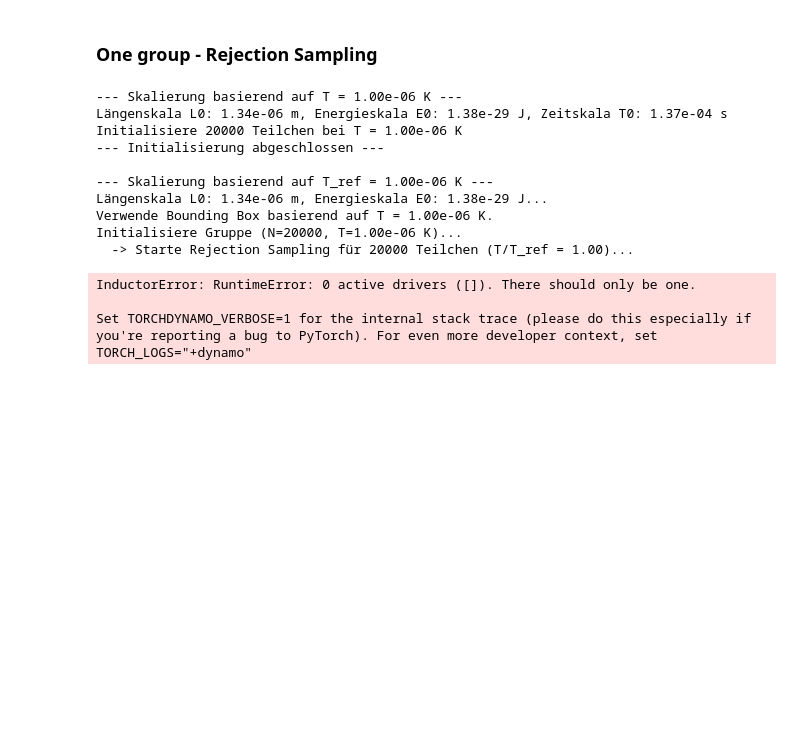
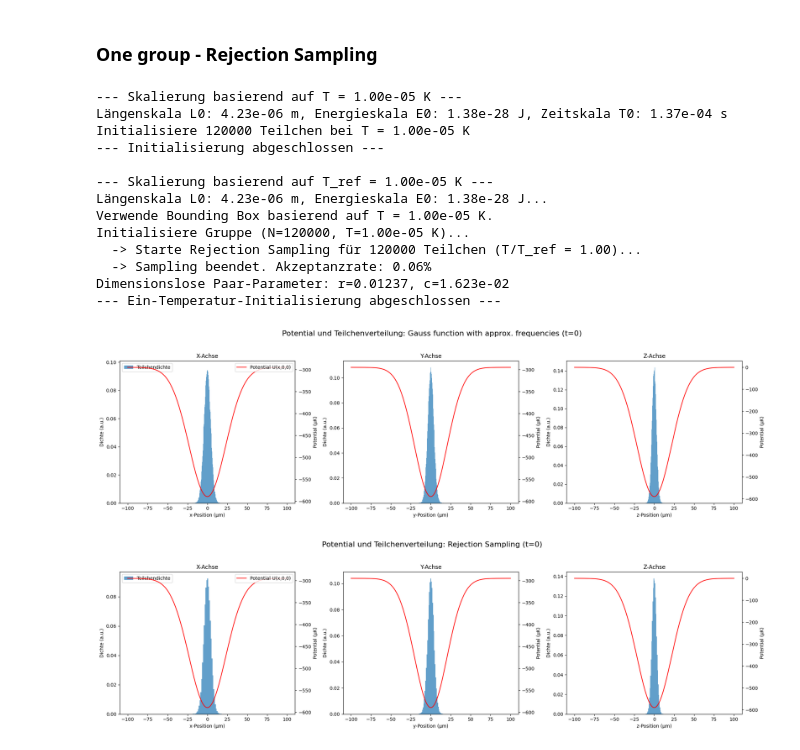
Before and after one commit to christpaul94/MD1912, a Jupyter notebook: MolecularDynamics/TrappedAtomsSimulation_RejectionSampling.ipynb, the cells around one changed output. Cells and saved outputs as stored; diff of their text form; code cells hidden in the pictures; blank space fills up the shorter version.

```diff
--- a/MolecularDynamics/TrappedAtomsSimulation_RejectionSampling.ipynb
+++ b/MolecularDynamics/TrappedAtomsSimulation_RejectionSampling.ipynb
@@ -104,8 +123,8 @@ print(f"  f_mean: {trap_frequencies['freq_mean_hz']:.0f} Hz")
 # %% [markdown]
 ### One group - Rejection Sampling
 # %%
-N_PARTICLES = 20000
-TEMPERATURE_K = 1e-6
+N_PARTICLES = 120000
+TEMPERATURE_K = 10e-6
 SIMULATION_TIME_S = 0.001      ### hier eigentlich unnötig, da nur Initialisierung getestet wird
 TIMESTEP_S = 1e-5
 SUBSTEPS = 5
@@ -157,41 +176,43 @@ sim_init_params_rejection_sampling = prepare_one_temp_simulation_rejection(
     omega_phys_hz=TRAP_FREQUENCIES_HZ,
     t_end_s=SIMULATION_TIME_S,
     dt_s=TIMESTEP_S,
     r0_phys=r0_phys,
     C_phys=C_phys,
     trap_force_func=calculate_crossed_beam_dipole_potential,
     trap_params=trap_params_extended,
     precision=torch.float32,
     device=device
 )
 
 
 
 plot_potential_and_distribution_by_axis(
         positions=sim_init_params['q0'],
         trap_force_func=calculate_crossed_beam_dipole_potential,
         trap_params=trap_params_extended,
         title_suffix="Gauss function with approx. frequencies (t=0)",
         bins=100
     )
 plot_potential_and_distribution_by_axis(
         positions=sim_init_params_rejection_sampling['q0'],
         trap_force_func=calculate_crossed_beam_dipole_potential,
         trap_params=trap_params_extended,
         title_suffix="Rejection Sampling (t=0)",
         bins=100
     )
 # %% [output]
---- Skalierung basierend auf T = 1.00e-06 K ---
-Längenskala L0: 1.34e-06 m, Energieskala E0: 1.38e-29 J, Zeitskala T0: 1.37e-04 s
-Initialisiere 20000 Teilchen bei T = 1.00e-06 K
+--- Skalierung basierend auf T = 1.00e-05 K ---
+Längenskala L0: 4.23e-06 m, Energieskala E0: 1.38e-28 J, Zeitskala T0: 1.37e-04 s
+Initialisiere 120000 Teilchen bei T = 1.00e-05 K
 --- Initialisierung abgeschlossen ---
 
---- Skalierung basierend auf T_ref = 1.00e-06 K ---
-Längenskala L0: 1.34e-06 m, Energieskala E0: 1.38e-29 J...
-Verwende Bounding Box basierend auf T = 1.00e-06 K.
-Initialisiere Gruppe (N=20000, T=1.00e-06 K)...
-  -> Starte Rejection Sampling für 20000 Teilchen (T/T_ref = 1.00)...
+--- Skalierung basierend auf T_ref = 1.00e-05 K ---
+Längenskala L0: 4.23e-06 m, Energieskala E0: 1.38e-28 J...
+Verwende Bounding Box basierend auf T = 1.00e-05 K.
+Initialisiere Gruppe (N=120000, T=1.00e-05 K)...
+  -> Starte Rejection Sampling für 120000 Teilchen (T/T_ref = 1.00)...
+  -> Sampling beendet. Akzeptanzrate: 0.06%
+Dimensionslose Paar-Parameter: r=0.01237, c=1.623e-02
+--- Ein-Temperatur-Initialisierung abgeschlossen ---
-InductorError: RuntimeError: 0 active drivers ([]). There should only be one.
-
-Set TORCHDYNAMO_VERBOSE=1 for the internal stack trace (please do this especially if you're reporting a bug to PyTorch). For even more developer context, set TORCH_LOGS="+dynamo"
+[figure, added]
+[figure, added]
```
Also changed, not shown: parts of 7 cells of this notebook.
